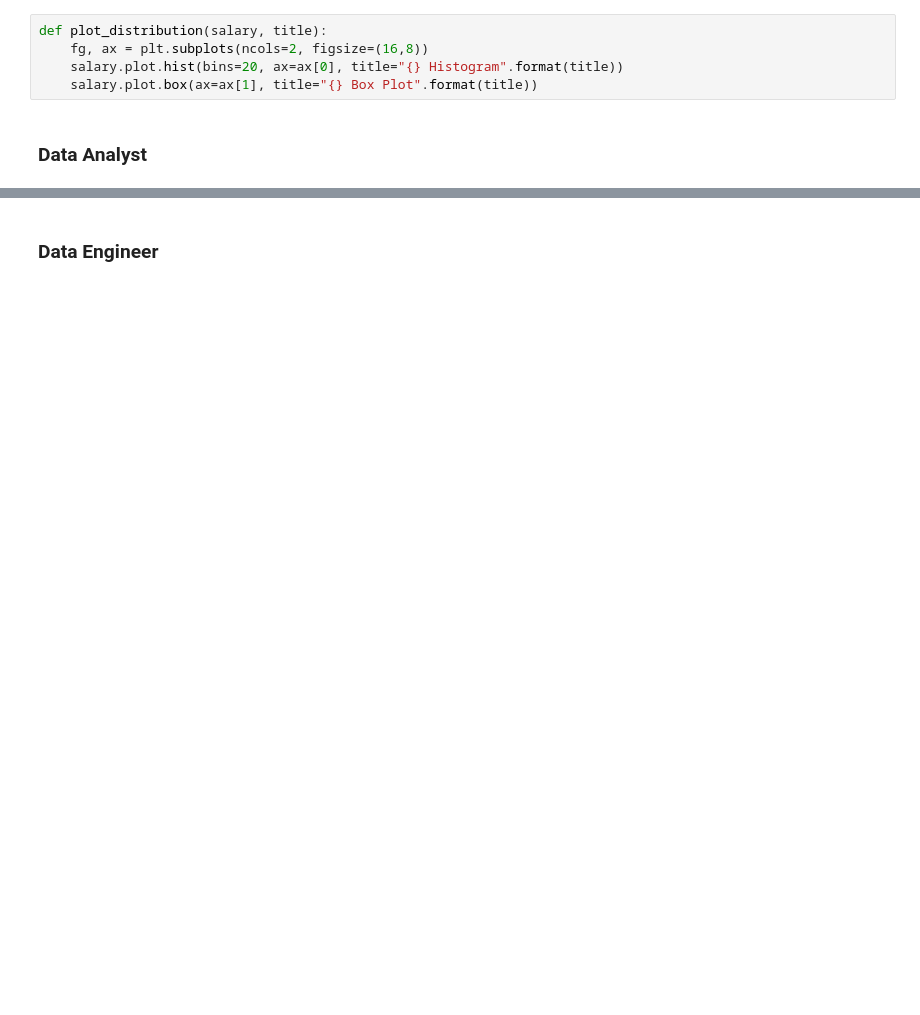
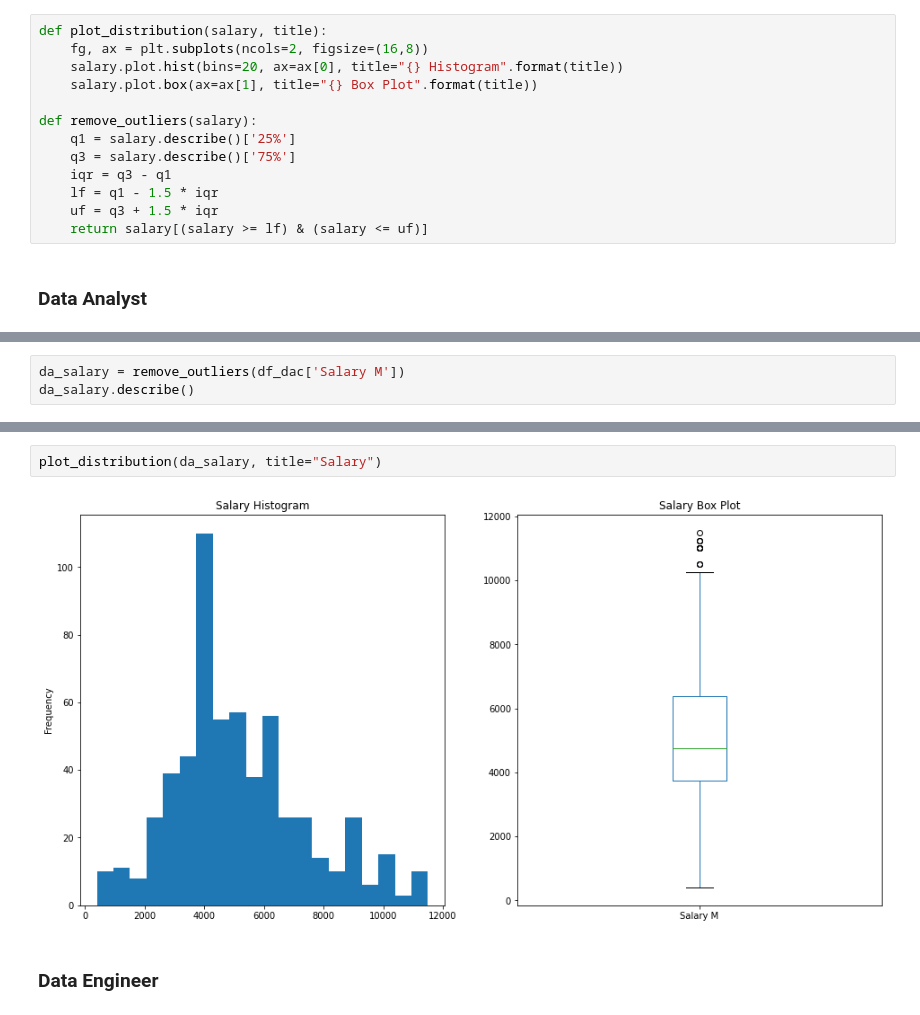
Before and after one commit to binxuankong/skills-ontology-project, a Jupyter notebook: Malaysia Data Professional Salary Insights.ipynb, the cells around one changed output, grey strips where cells are left out. Cells and saved outputs as stored; diff of their text form; blank space fills up the shorter version.

```diff
--- a/Malaysia Data Professional Salary Insights.ipynb
+++ b/Malaysia Data Professional Salary Insights.ipynb
@@ -456,5 +459,13 @@ def plot_distribution(salary, title):
     fg, ax = plt.subplots(ncols=2, figsize=(16,8))
     salary.plot.hist(bins=20, ax=ax[0], title="{} Histogram".format(title))
     salary.plot.box(ax=ax[1], title="{} Box Plot".format(title))
+
+def remove_outliers(salary):
+    q1 = salary.describe()['25%']
+    q3 = salary.describe()['75%']
+    iqr = q3 - q1
+    lf = q1 - 1.5 * iqr
+    uf = q3 + 1.5 * iqr
+    return salary[(salary >= lf) & (salary <= uf)]
 # %% [markdown]
 ### Data Analyst
@@ -472,0 +498,3 @@ plot_distribution(df_dac['Salary M'], title="Salary (Mean)")
+# %%
+da_salary = remove_outliers(df_dac['Salary M'])
+da_salary.describe()
@@ -473,2 +511,6 @@ plot_distribution(df_dac['Salary M'], title="Salary (Mean)")
+# %%
+plot_distribution(da_salary, title="Salary")
+# %% [output]
+[figure, added]
 # %% [markdown]
 ### Data Engineer
```
Also changed, not shown: parts of 84 cells of this notebook.
